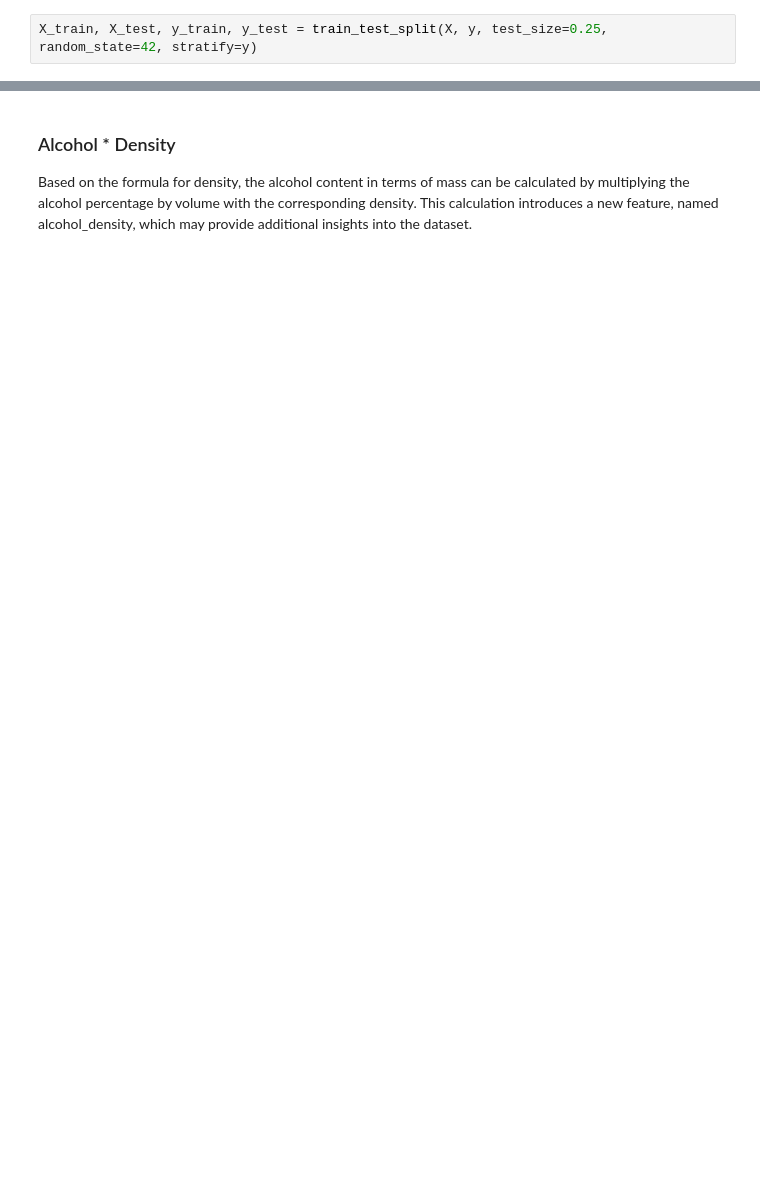
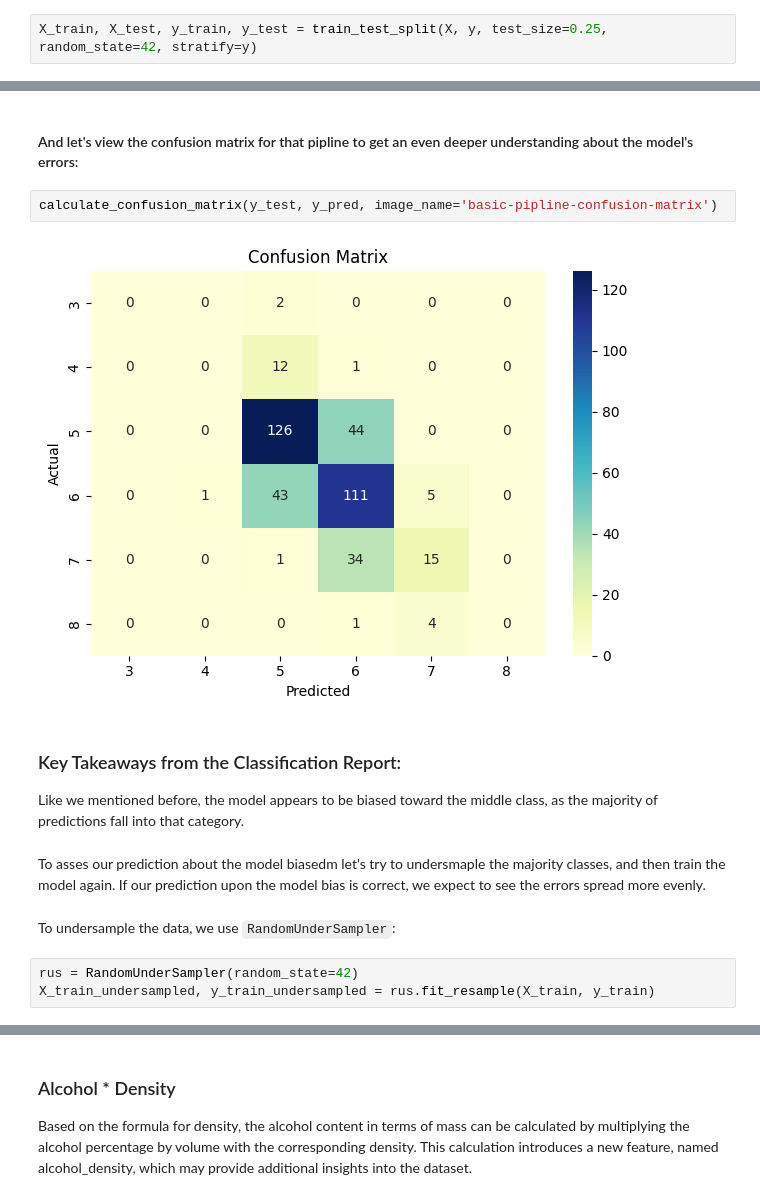
Before and after one commit to airbagdeer/tabular-ds-project, a Jupyter notebook: EX2.ipynb, the cells around one changed output, grey strips where cells are left out. Saved outputs shown, nothing was run; the diff lists cells and outputs as text; blank space fills up the shorter version.

```diff
--- a/EX2.ipynb
+++ b/EX2.ipynb
@@ -126,0 +265,17 @@ By addressing the weaknesses in specific classes, the overall performance of the
+# %% [markdown]
+#### And let's view the confusion matrix for that pipline to get an even deeper understanding about the model's errors:
+# %%
+calculate_confusion_matrix(y_test, y_pred, image_name='basic-pipline-confusion-matrix')
+# %% [output]
+[figure, added]
+# %% [markdown]
+ ### Key Takeaways from the Classification Report:
+Like we mentioned before, the model appears to be biased toward the middle class, as the majority of predictions fall into that category.
+# %% [markdown]
+To asses our prediction about the model biasedm let's try to undersmaple the majority classes, and then train the model again.
+If our prediction upon the model bias is correct, we expect to see the errors spread more evenly.
+# %% [markdown]
+To undersample the data, we use `RandomUnderSampler`:
+# %%
+rus = RandomUnderSampler(random_state=42)
+X_train_undersampled, y_train_undersampled = rus.fit_resample(X_train, y_train)
```
Also changed, not shown: parts of 164 cells of this notebook, 21 other files.
